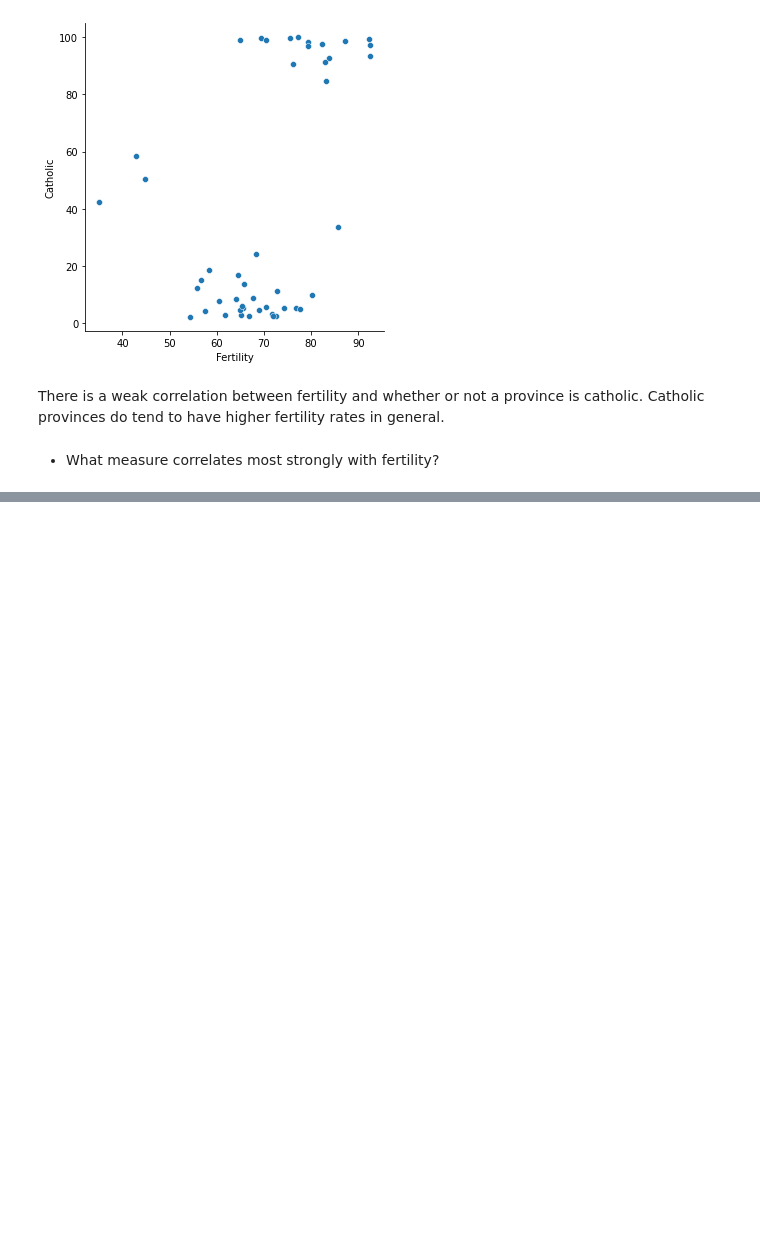
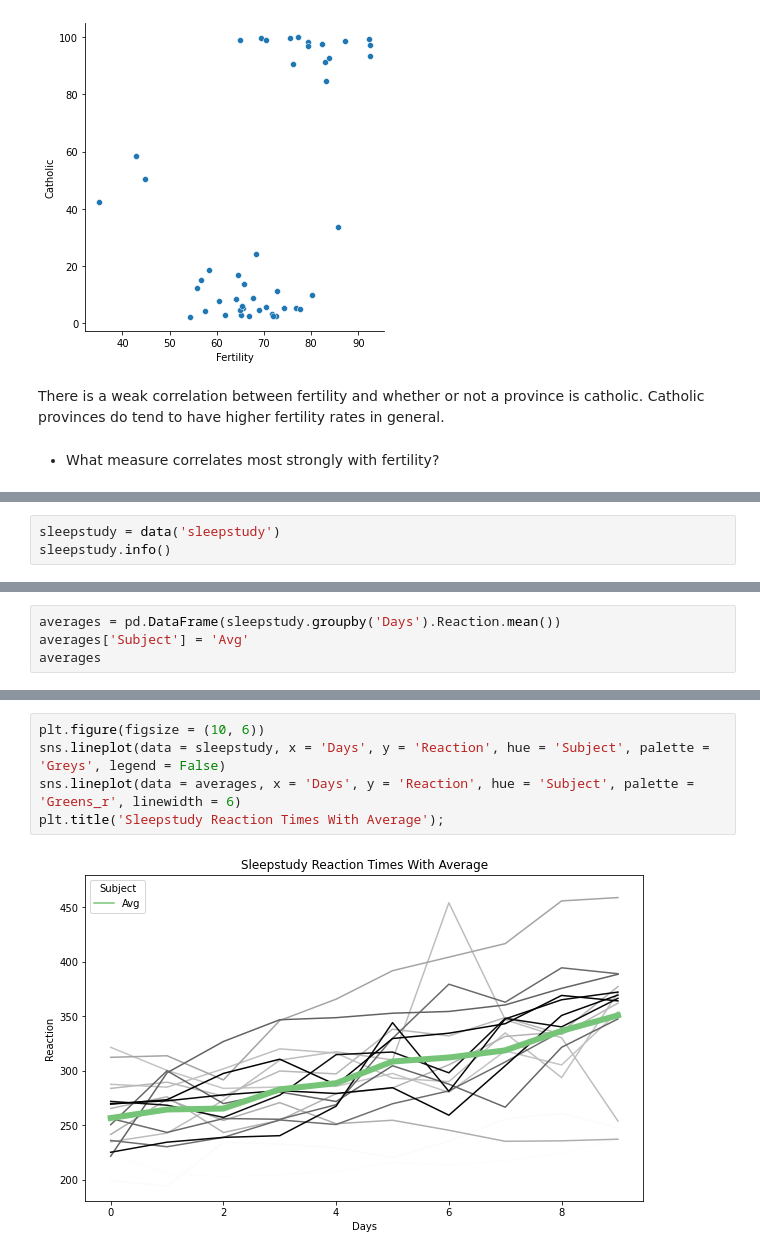
Before and after one commit to alegarcia-dev/numpy-pandas-visualization-exercises, a Jupyter notebook: seaborn_exercises.ipynb, the cells around one changed output, grey strips where cells are left out. Saved outputs shown, nothing was run; the diff lists cells and outputs as text; blank space fills up the shorter version.

```diff
--- a/seaborn_exercises.ipynb
+++ b/seaborn_exercises.ipynb
@@ -178,0 +226,3 @@ sns.pairplot(swiss.drop(columns = ['is_catholic']));
+# %%
+sleepstudy = data('sleepstudy')
+sleepstudy.info()
@@ -178,0 +269,4 @@ sns.pairplot(swiss.drop(columns = ['is_catholic']));
+# %%
+averages = pd.DataFrame(sleepstudy.groupby('Days').Reaction.mean())
+averages['Subject'] = 'Avg'
+averages
@@ -178,0 +286,7 @@ sns.pairplot(swiss.drop(columns = ['is_catholic']));
+# %%
+plt.figure(figsize = (10, 6))
+sns.lineplot(data = sleepstudy, x = 'Days', y = 'Reaction', hue = 'Subject', palette = 'Greys', legend = False)
+sns.lineplot(data = averages, x = 'Days', y = 'Reaction', hue = 'Subject', palette = 'Greens_r', linewidth = 6)
+plt.title('Sleepstudy Reaction Times With Average');
+# %% [output]
+[figure, added]
```
Also changed, not shown: parts of 12 cells of this notebook.
